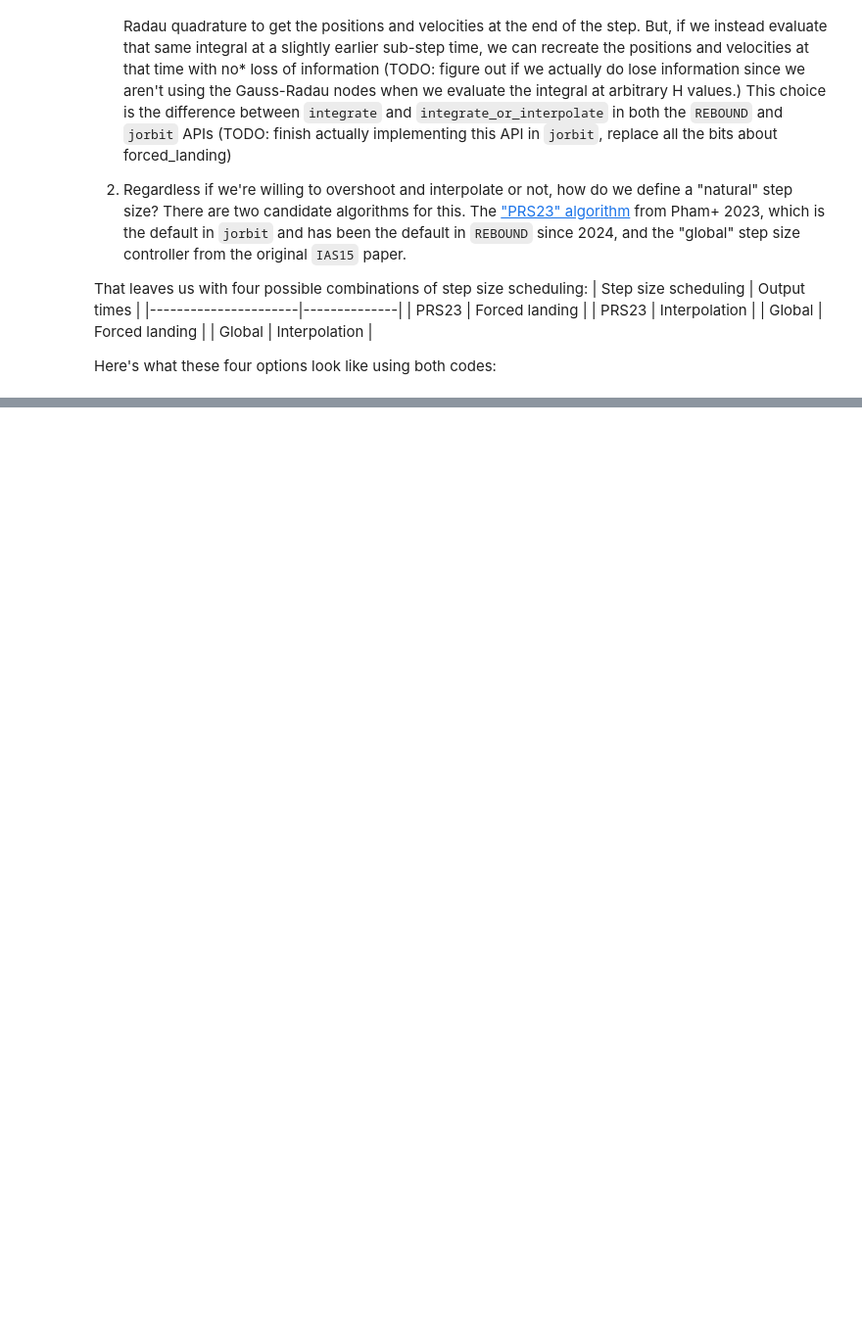
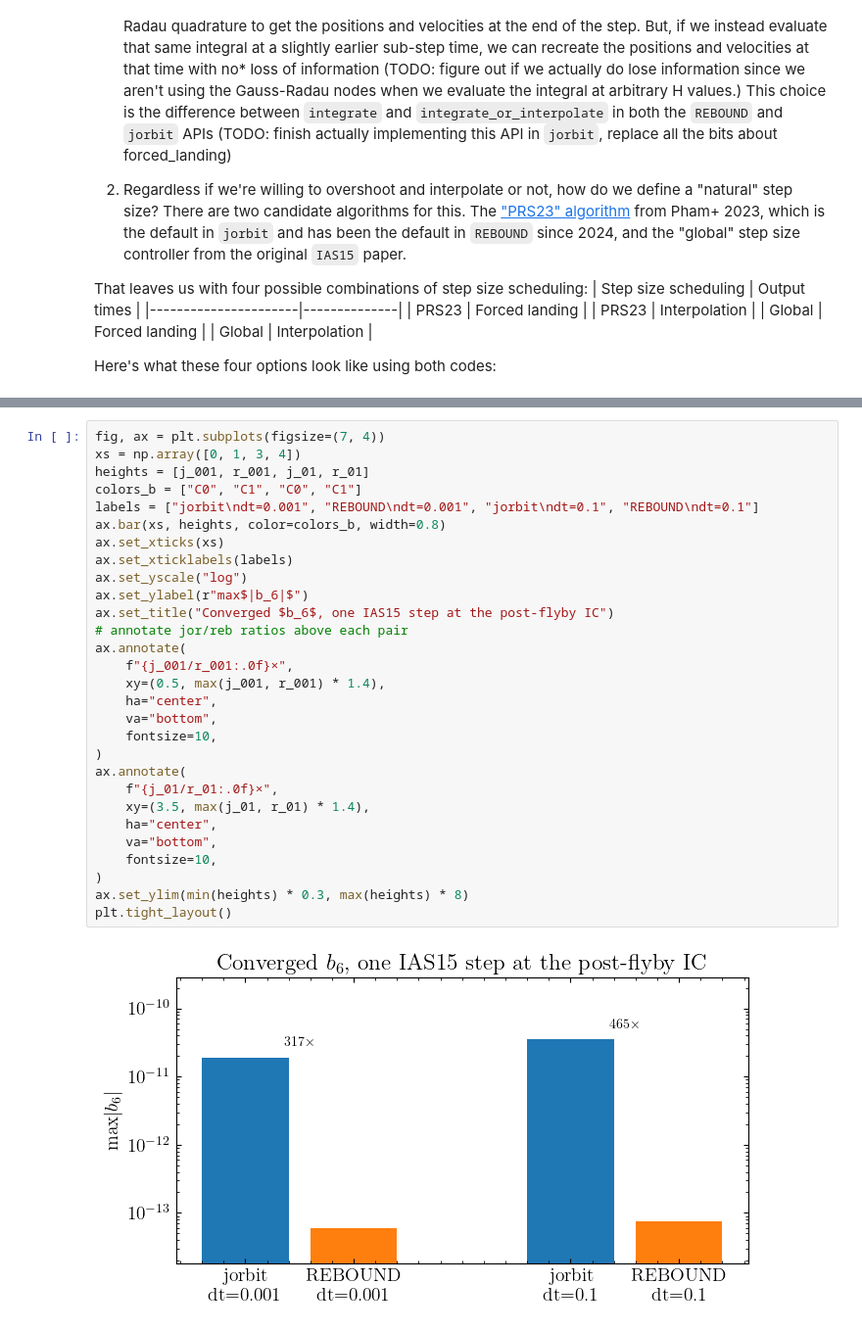
Before and after one commit to ben-cassese/jorbit, a Jupyter notebook: docs/tutorials/step_sizes.ipynb, the cells around one changed output, grey strips where cells are left out. Shown at 98% size. Drawn from its saved outputs; the diff is of its cells as text; blank space fills up the shorter version.

```diff
--- a/docs/tutorials/step_sizes.ipynb
+++ b/docs/tutorials/step_sizes.ipynb
@@ -264,0 +581,31 @@ ax.legend()
+# %%
+fig, ax = plt.subplots(figsize=(7, 4))
+xs = np.array([0, 1, 3, 4])
+heights = [j_001, r_001, j_01, r_01]
+colors_b = ["C0", "C1", "C0", "C1"]
+labels = ["jorbit\ndt=0.001", "REBOUND\ndt=0.001", "jorbit\ndt=0.1", "REBOUND\ndt=0.1"]
+ax.bar(xs, heights, color=colors_b, width=0.8)
+ax.set_xticks(xs)
+ax.set_xticklabels(labels)
+ax.set_yscale("log")
+ax.set_ylabel(r"max$|b_6|$")
+ax.set_title("Converged $b_6$, one IAS15 step at the post-flyby IC")
+# annotate jor/reb ratios above each pair
+ax.annotate(
+    f"{j_001/r_001:.0f}×",
+    xy=(0.5, max(j_001, r_001) * 1.4),
+    ha="center",
+    va="bottom",
+    fontsize=10,
+)
+ax.annotate(
+    f"{j_01/r_01:.0f}×",
+    xy=(3.5, max(j_01, r_01) * 1.4),
+    ha="center",
+    va="bottom",
+    fontsize=10,
+)
+ax.set_ylim(min(heights) * 0.3, max(heights) * 8)
+plt.tight_layout()
+# %% [output]
+[figure, added]
```
Also changed, not shown: parts of 27 cells of this notebook, 11 other files.
